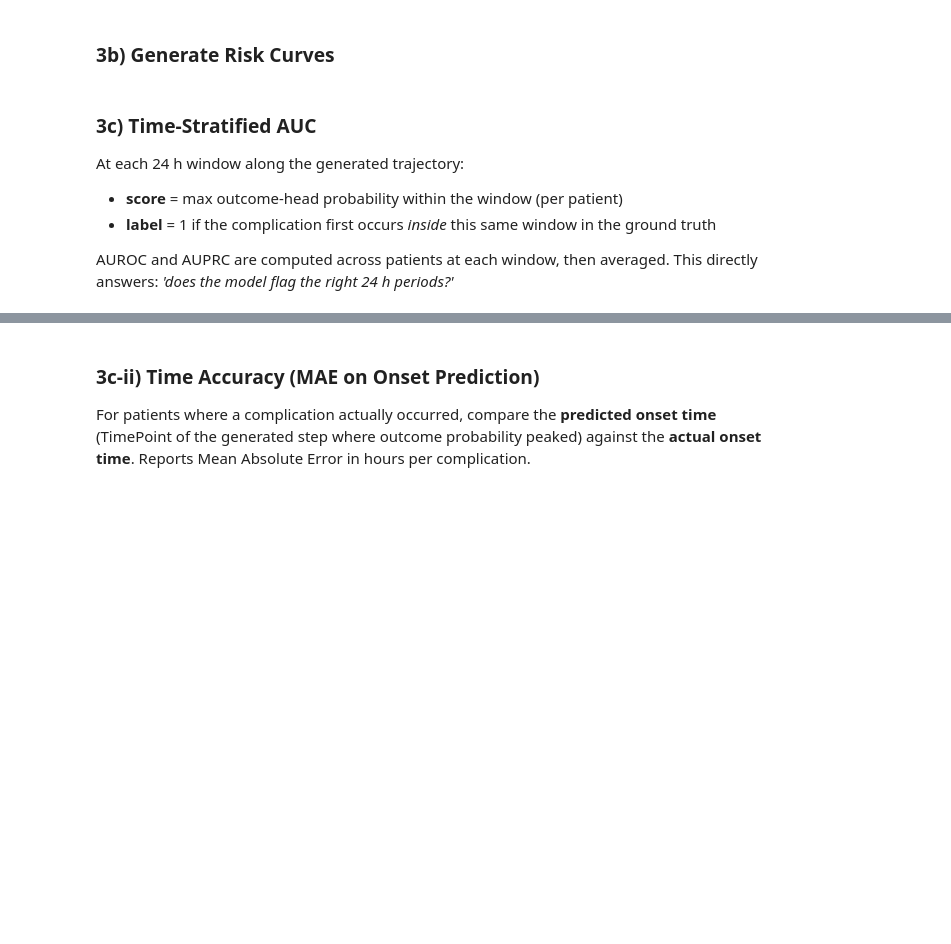
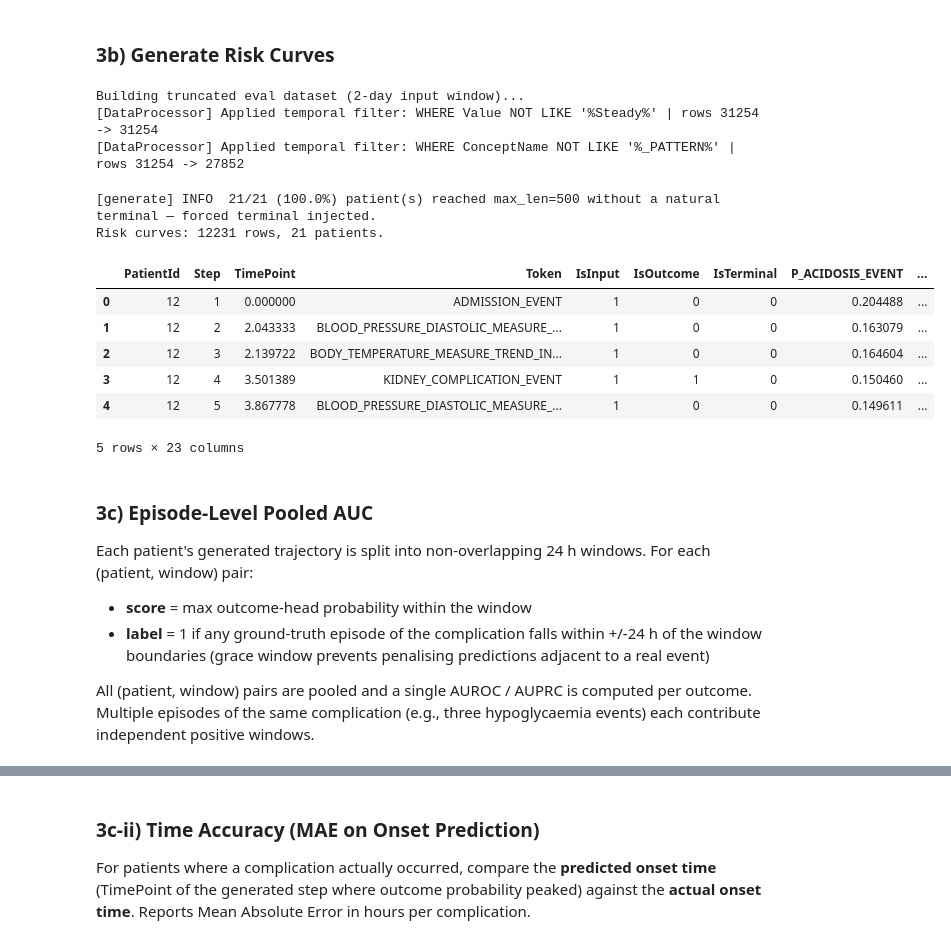
Before and after one commit to shaharoded/INTERVenE-Ar, a Jupyter notebook: evaluation.ipynb, the cells around one changed output, grey strips where cells are left out. Saved outputs shown, nothing was run; the diff lists cells and outputs as text; code cells hidden in the pictures; blank space fills up the shorter version.

```diff
--- a/evaluation.ipynb
+++ b/evaluation.ipynb
@@ -506,10 +578,47 @@ import torch.nn as nn
 import matplotlib.pyplot as plt
 from sklearn.metrics import roc_auc_score, average_precision_score
 from tqdm.auto import tqdm
+from pathlib import Path
 
-from transform_emr.inference import generate_risk_curves
+from transform_emr.inference import generate
 from transform_emr.config import dataset_config
+
+# Load best model (safe to re-run independently after a kernel restart)
+# Prefers Phase-3 best -> Phase-3 last -> Phase-2 best -> Phase-2 last.
+# Requires `tokenizer` to be in scope (run the data cell first).
+
+DEVICE = torch.device("cuda" if torch.cuda.is_available() else "cpu")
+
+def _pick_ckpt(*candidates):
+    """Return the first existing path among candidates, or None."""
+    for p in candidates:
+        if Path(p).exists():
+            return Path(p)
+    return None
+
+_emb_ckpt = _pick_ckpt(model_config.PHASE1_CHECKPOINT,
+                        Path(model_config.PHASE1_CHECKPOINT).parent / "ckpt_last.pt")
+if _emb_ckpt is None:
+    raise FileNotFoundError("No Phase-1 checkpoint found -- run Phase-1 training first.")
+
+_p3_best = Path(model_config.PHASE3_CHECKPOINT)
+_p3_last = _p3_best.parent / "ckpt_last.pt"
+_p2_best = Path(model_config.PHASE2_CHECKPOINT)
+_p2_last = _p2_best.parent / "ckpt_last.pt"
+_tfm_ckpt = _pick_ckpt(_p3_best, _p3_last, _p2_best, _p2_last)
+if _tfm_ckpt is None:
+    raise FileNotFoundError("No Phase-2 or Phase-3 checkpoint found -- run training first.")
+
+print(f"Loading embedder  : {_emb_ckpt}")
+_embedder_model, *_ = embedder.EMREmbedding.load(_emb_ckpt, tokenizer=tokenizer,
+                                                  map_location=DEVICE)
+
+print(f"Loading transformer: {_tfm_ckpt}")
+model, *_ = transformer.GPT.load(_tfm_ckpt, embedder=_embedder_model,
+                                  map_location=DEVICE)
+model = model.cuda()
+model.eval()
+print(f"Model ready on {DEVICE}.")
 
 OUTCOME_NAMES = model.outcome_names   # list of outcome token strings
 P_COLS        = [f'P_{n}' for n in OUTCOME_NAMES]
-DEVICE        = next(model.parameters()).device
@@ -567,35 +705,52 @@ Name: patients_with_complication, dtype: int64
 # %%
 # Build truncated eval dataset using the same input-day cutoff as Phase-3 training.
 # This ensures the outcome head sees the same context distribution it was aligned on.
 print(f"Building truncated eval dataset ({EVAL_INPUT_DAYS}-day input window)...")
 eval_input_processor = dataset.DataProcessor(
     eval_temporal_raw.copy(),
     eval_ctx_raw.copy(),
     scaler=scaler,
     tak_repo_path=dataset_config.TAK_REPO_PATH,
     checkpoint_path=model_config.CHECKPOINT_PATH,
     max_input_days=EVAL_INPUT_DAYS,
 )
 eval_input_temporal_df, eval_input_ctx_df = eval_input_processor.run()
 eval_ds_input = dataset.EMRDataset(eval_input_temporal_df, eval_input_ctx_df, tokenizer=tokenizer)
 
-model.eval()
-risk_df = inference.generate_risk_curves(
+risk_df = generate(
     model, eval_ds_input,
     max_len=500,
     temperature=1.0,
     top_k=None,
     rep_decay=0.6,
+    collect_risk_scores=True,
 )
 print(f'Risk curves: {len(risk_df)} rows, {risk_df["PatientId"].nunique()} patients.')
 risk_df.head()
+# %% [output]
+Building truncated eval dataset (2-day input window)...
+[DataProcessor] Applied temporal filter: WHERE Value NOT LIKE '%Steady%' | rows 31254 -> 31254
+[DataProcessor] Applied temporal filter: WHERE ConceptName NOT LIKE '%_PATTERN%' | rows 31254 -> 27852
+[generate] INFO  21/21 (100.0%) patient(s) reached max_len=500 without a natural terminal — forced terminal injected.
+Risk curves: 12231 rows, 21 patients.
+|  | PatientId | Step | TimePoint | Token | IsInput | IsOutcome | IsTerminal | P_ACIDOSIS_EVENT | ... |
+| 0 | 12 | 1 | 0.000000 | ADMISSION_EVENT | 1 | 0 | 0 | 0.204488 | ... |
+| 1 | 12 | 2 | 2.043333 | BLOOD_PRESSURE_DIASTOLIC_MEASURE_... | 1 | 0 | 0 | 0.163079 | ... |
+| 2 | 12 | 3 | 2.139722 | BODY_TEMPERATURE_MEASURE_TREND_IN... | 1 | 0 | 0 | 0.164604 | ... |
+| 3 | 12 | 4 | 3.501389 | KIDNEY_COMPLICATION_EVENT | 1 | 1 | 0 | 0.150460 | ... |
+| 4 | 12 | 5 | 3.867778 | BLOOD_PRESSURE_DIASTOLIC_MEASURE_... | 1 | 0 | 0 | 0.149611 | ... |
+5 rows × 23 columns
 # %% [markdown]
-### 3c) Time-Stratified AUC
+### 3c) Episode-Level Pooled AUC
 
-At each 24 h window along the generated trajectory:
-- **score** = max outcome-head probability within the window (per patient)
-- **label** = 1 if the complication first occurs *inside* this same window in the ground truth
+Each patient's generated trajectory is split into non-overlapping 24 h windows.
+For each (patient, window) pair:
+- **score** = max outcome-head probability within the window
+- **label** = 1 if any ground-truth episode of the complication falls within
+  +/-24 h of the window boundaries (grace window prevents penalising predictions
+  adjacent to a real event)
 
-AUROC and AUPRC are computed across patients at each window, then averaged.
-This directly answers: *'does the model flag the right 24 h periods?'*
+All (patient, window) pairs are pooled and a single AUROC / AUPRC is computed
+per outcome.  Multiple episodes of the same complication (e.g., three hypoglycaemia
+events) each contribute independent positive windows.
 # %%
```
Also changed, not shown: parts of 14 cells of this notebook, 7 other files.
